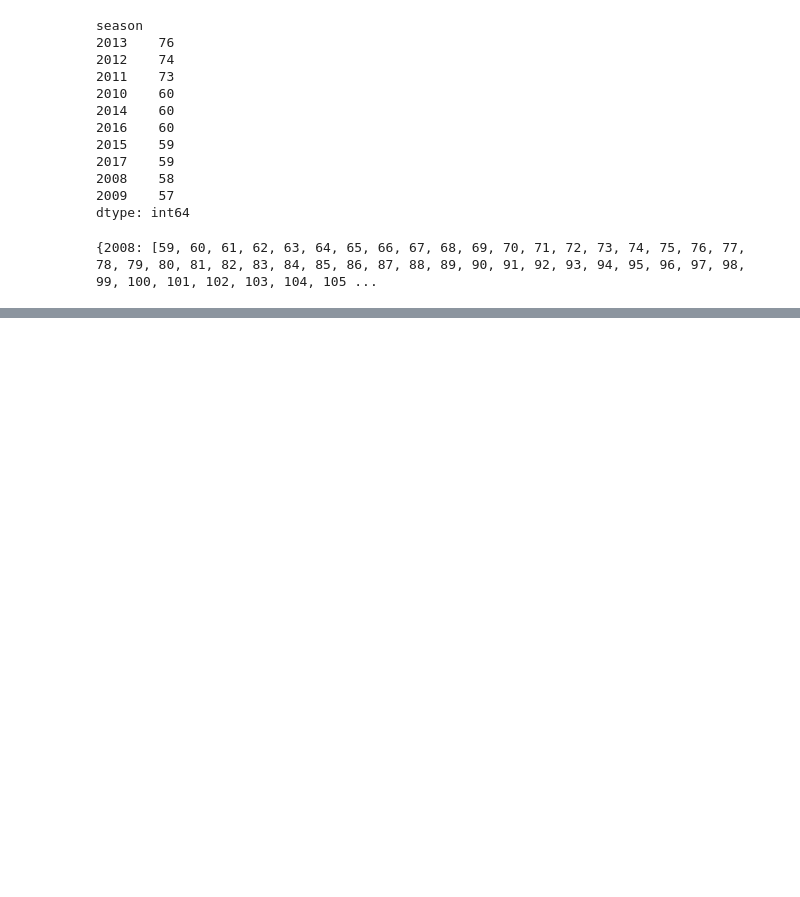
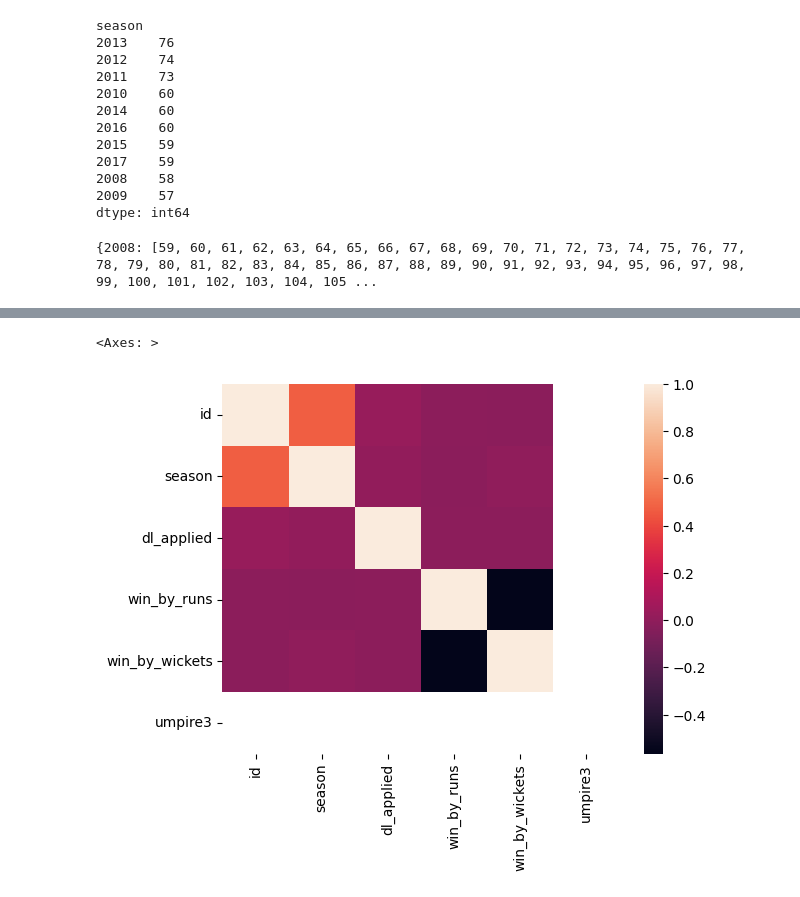
Before and after one commit to OjasTulswani/ml-learning-journal, a Jupyter notebook: pandas/ipl_analysis.ipynb, the cells around one changed output, grey strips where cells are left out. Drawn from its saved outputs; the diff is of its cells as text; code cells hidden in the pictures; blank space fills up the shorter version.

```diff
--- a/pandas/ipl_analysis.ipynb
+++ b/pandas/ipl_analysis.ipynb
@@ -379,0 +477,5 @@ seasons.get_group(2009) # rows of element of particu;ar group
+# %%
+sns.heatmap(data.corr(numeric_only=True))
+# %% [output]
+<Axes: >
+[figure, added]
```
Also changed, not shown: parts of 32 cells of this notebook, 1 other file.
